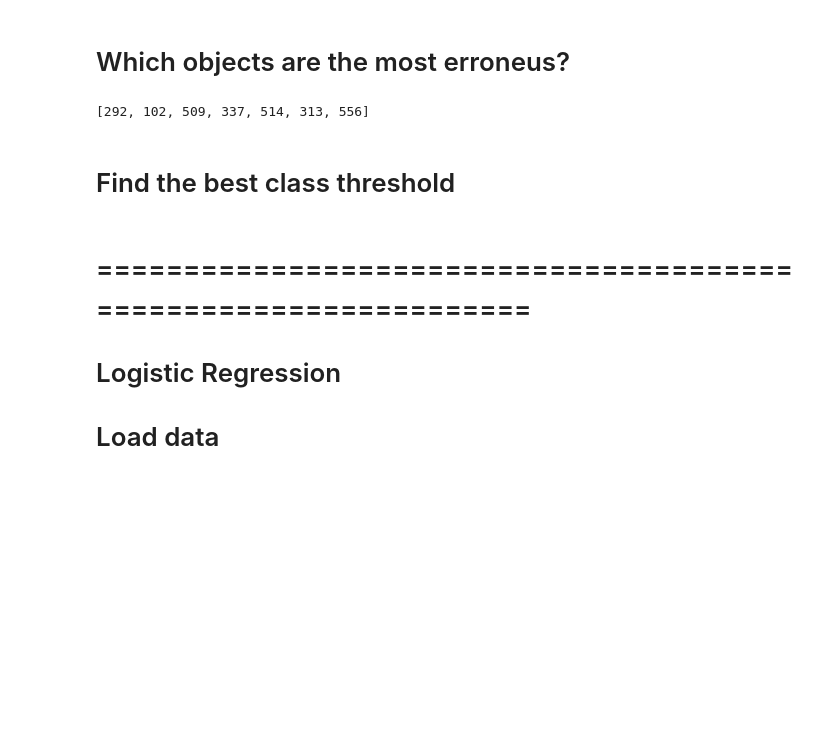
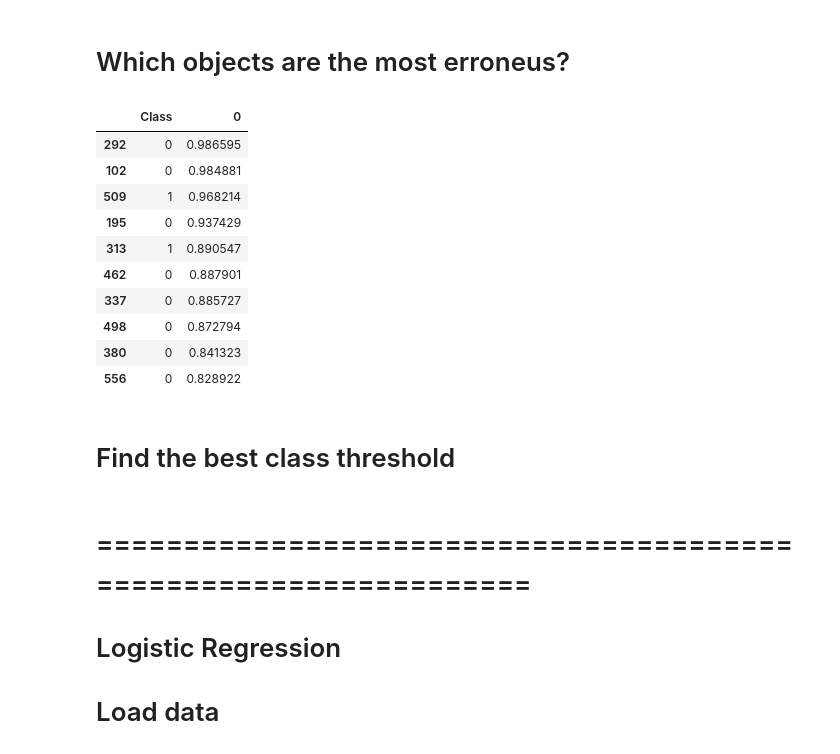
Before and after one commit to beatwad/ICR, a Jupyter notebook: strat_kfold_lgbm_catboost_optuna_fe.ipynb, the cells around one changed output. Cells and saved outputs as stored; diff of their text form; code cells hidden in the pictures; blank space fills up the shorter version.

```diff
--- a/multilabel_lgbm_catboost_optuna_fe.ipynb
+++ b/strat_kfold_lgbm_catboost_optuna_fe.ipynb
@@ -107,7 +107,6 @@ class CFG:
     early_stopping_rounds = 100
 
     lgbm_optimize = False
-    lgbm_optimize2 = True
     xgb_optimize = False
     cb_optimize = False
 
@@ -274,3 +273,8 @@ if CFG.log:
     test_df[num_cols] = np.log1p(test_df[num_cols])
 # %% [markdown]
 # LGBM feature selection
+# %%
+import pandas as pd
+
+x = pd.Series([0, 1, 2, 3, 4, 5, 6, 7, 8, 9])
+x.iloc[9:]
@@ -1341,10 +1353,22 @@ array([7.60415780e-01, 7.51312485e-05, 5.24694868e-01, 5.03135749e-07,
 # %%
 preds = np.mean(X, axis=1)
 errors = pd.Series(np.abs(y - preds))
 errors = errors.sort_values(ascending=False)
-errors[errors >= errors.quantile(0.99)].index.to_list()
+# errors[errors >= errors.quantile(0.99)].index.to_list()
+errors = pd.concat([train_df.loc[errors.index, 'Class'], errors], axis=1)
+errors.head(10)
 # %% [output]
-[292, 102, 509, 337, 514, 313, 556]
+|  | Class | 0 |
+| 292 | 0 | 0.986595 |
+| 102 | 0 | 0.984881 |
+| 509 | 1 | 0.968214 |
+| 195 | 0 | 0.937429 |
+| 313 | 1 | 0.890547 |
+| 462 | 0 | 0.887901 |
+| 337 | 0 | 0.885727 |
+| 498 | 0 | 0.872794 |
+| 380 | 0 | 0.841323 |
+| 556 | 0 | 0.828922 |
 # %% [markdown]
 # Find the best class threshold
 # %%
```
Also changed, not shown: parts of 12 cells of this notebook, 15 other files.
